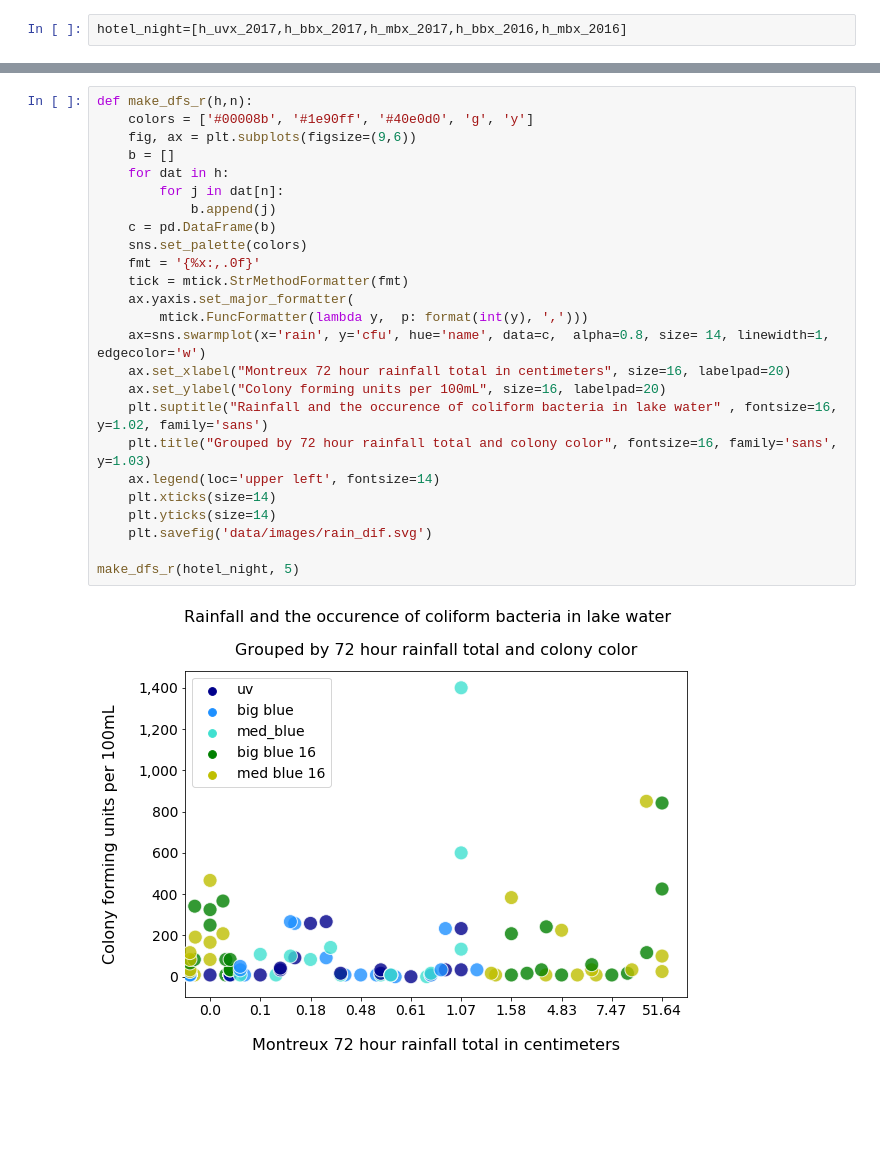
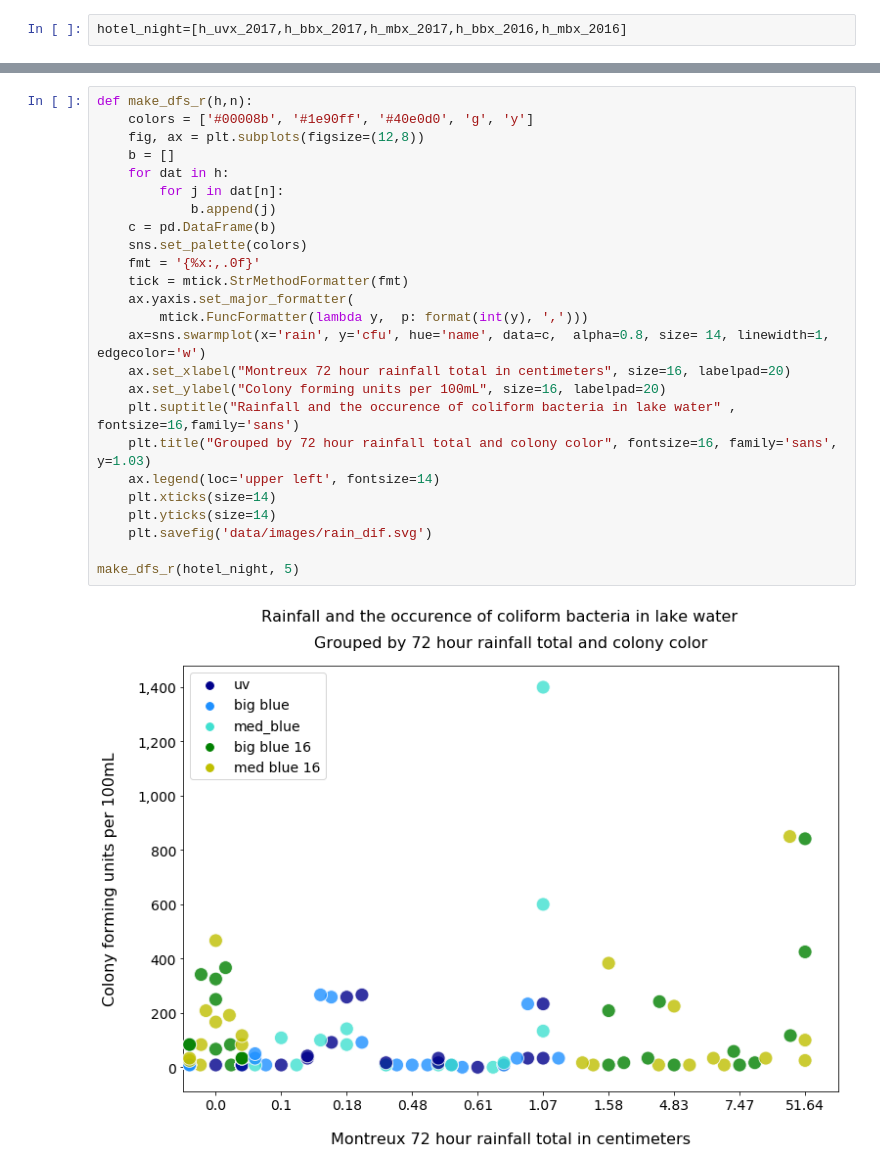
Before and after one commit to GaryHDA/notes, a Jupyter notebook: micro/output_for_hdch.ipynb, the cells around one changed output, grey strips where cells are left out. Drawn from its saved outputs; the diff is of its cells as text; blank space fills up the shorter version.

```diff
--- a/micro/output_for_hdch.ipynb
+++ b/micro/output_for_hdch.ipynb
@@ -712,27 +705,27 @@ make_dfs_h(hotel_night, 5)
 # %%
 def make_dfs_r(h,n):
     colors = ['#00008b', '#1e90ff', '#40e0d0', 'g', 'y']
-    fig, ax = plt.subplots(figsize=(9,6))
+    fig, ax = plt.subplots(figsize=(12,8))
     b = []
     for dat in h:
         for j in dat[n]:
             b.append(j)
     c = pd.DataFrame(b)
     sns.set_palette(colors)
     fmt = '{%x:,.0f}'
     tick = mtick.StrMethodFormatter(fmt)
     ax.yaxis.set_major_formatter(
         mtick.FuncFormatter(lambda y,  p: format(int(y), ',')))
     ax=sns.swarmplot(x='rain', y='cfu', hue='name', data=c,  alpha=0.8, size= 14, linewidth=1, edgecolor='w')
     ax.set_xlabel("Montreux 72 hour rainfall total in centimeters", size=16, labelpad=20)
     ax.set_ylabel("Colony forming units per 100mL", size=16, labelpad=20)
-    plt.suptitle("Rainfall and the occurence of coliform bacteria in lake water" , fontsize=16, y=1.02, family='sans')
+    plt.suptitle("Rainfall and the occurence of coliform bacteria in lake water" , fontsize=16,family='sans')
     plt.title("Grouped by 72 hour rainfall total and colony color", fontsize=16, family='sans', y=1.03)
     ax.legend(loc='upper left', fontsize=14)
     plt.xticks(size=14)
     plt.yticks(size=14)
     plt.savefig('data/images/rain_dif.svg')
 
 make_dfs_r(hotel_night, 5)
 # %% [output]
-[figure, old version]
+[figure, new version]
```
Also changed, not shown: parts of 3 cells of this notebook, 6 other files.
